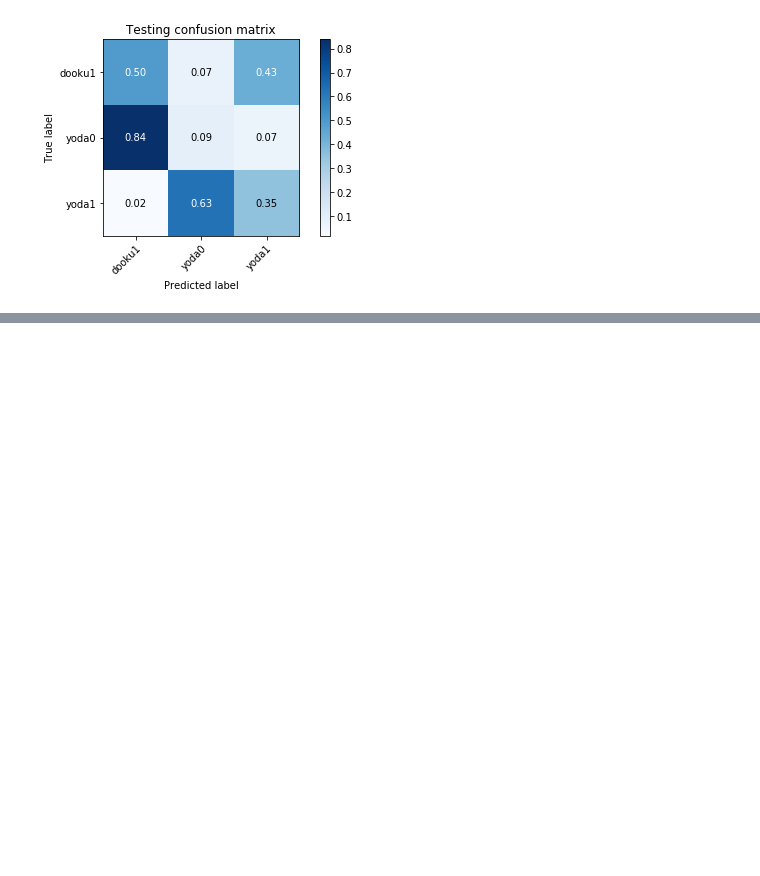
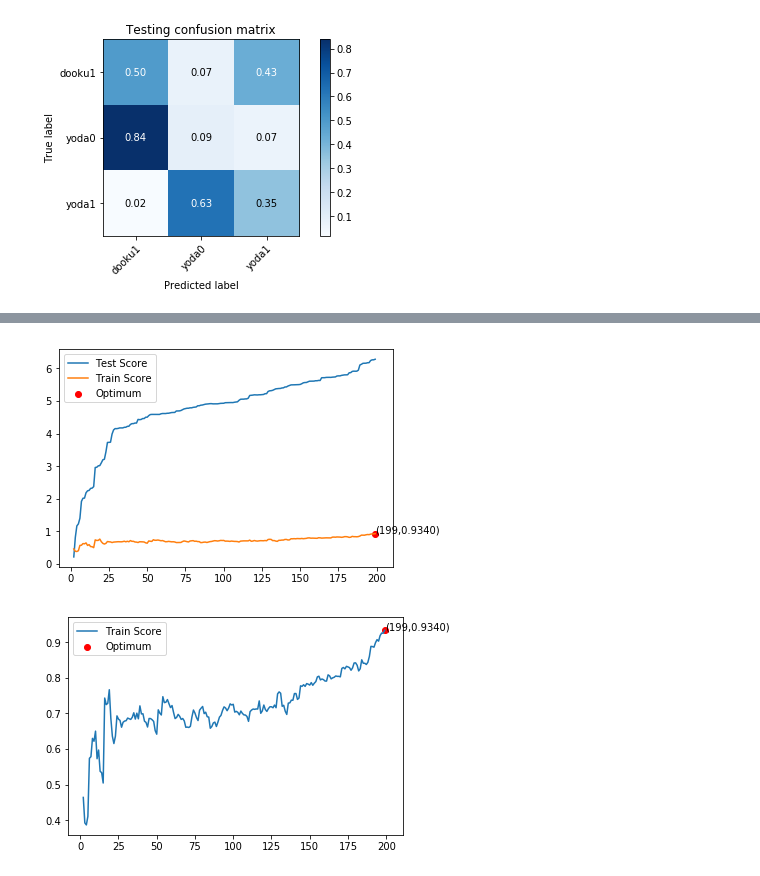
Before and after one commit to wesleymsmith/PhiPsi_Cluster_Visualization, a Jupyter notebook: Cluster_Phi_Psi.ipynb, the cells around one changed output, grey strips where cells are left out. Saved outputs shown, nothing was run; the diff lists cells and outputs as text; code cells hidden in the pictures; blank space fills up the shorter version.

```diff
--- a/Cluster_Phi_Psi.ipynb
+++ b/Cluster_Phi_Psi.ipynb
@@ -408,0 +578,36 @@ yield some useful insights.
+# %%
+optDat=np.array(optDat)
+plt.plot(optDat[:,0],
+         (optDat[:,1]),
+         label="Test Score")
+plt.plot(optDat[:,0],
+         (optDat[:,2]),
+         label="Train Score")
+optNind=np.argmax(optDat[:,2])
+plt.scatter(optDat[optNind,0],
+            optDat[optNind,2],
+            c='r',label='Optimum')
+plt.text(x=optDat[optNind,0],
+         y=optDat[optNind,2],
+         s="(%g,%.4f)"%(
+             optDat[optNind,0],
+             optDat[optNind,2]))
+plt.legend()
+plt.show()
+plt.plot(optDat[:,0],
+         (optDat[:,2]),
+         label="Train Score")
+optNind=np.argmax(optDat[:,2])
+plt.scatter(optDat[optNind,0],
+            optDat[optNind,2],
+            c='r',label='Optimum')
+plt.text(x=optDat[optNind,0],
+         y=optDat[optNind,2],
+         s="(%g,%.4f)"%(
+             optDat[optNind,0],
+             optDat[optNind,2]))
+plt.legend()
+plt.show()
+# %% [output]
+[figure, added]
+[figure, added]
```
Also changed, not shown: parts of 34 cells of this notebook, 1 other file.
